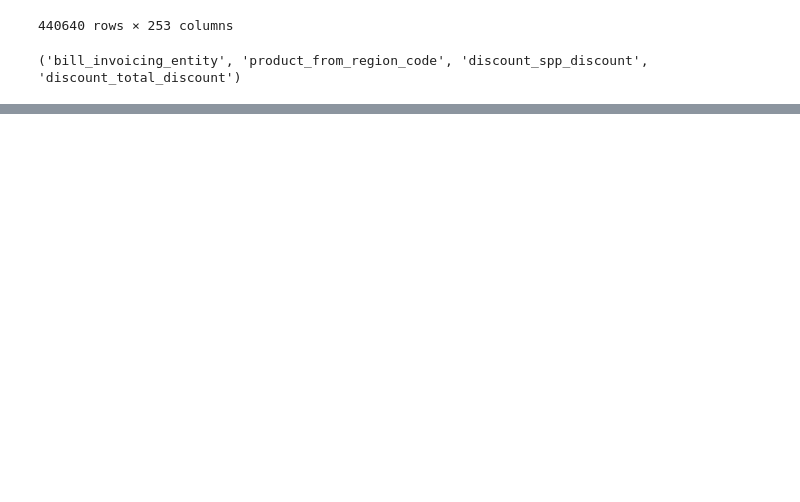
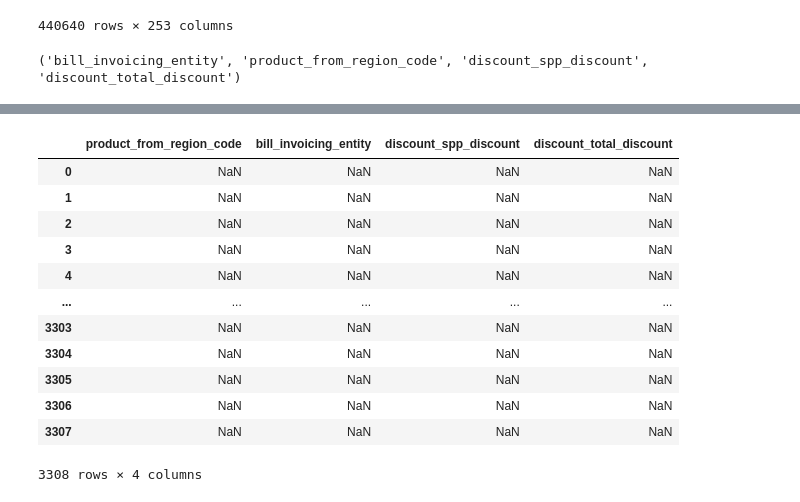
Before and after one commit to Azankiev/Kedro-pipeline, a Jupyter notebook: notebooks/06_debug_old_s3_cur.ipynb, the cells around one changed output, grey strips where cells are left out. Drawn from its saved outputs; the diff is of its cells as text; code cells hidden in the pictures; blank space fills up the shorter version.

```diff
--- a/notebooks/06_debug_old_s3_cur.ipynb
+++ b/notebooks/06_debug_old_s3_cur.ipynb
@@ -84,0 +134,3 @@ except KeyError as e:
+# %%
+df = pd.read_csv('../data/01_raw/infra2_cur_dataset/2019_11_CUR-00001.csv')
+df.head()
@@ -84,0 +159,8 @@ except KeyError as e:
+# %%
+a = ['product_from_region_code',
+                             'bill_invoicing_entity',
+                             'discount_spp_discount',
+                             'discount_total_discount']
+# %%
+df['product_from_region_code'] = ''
+df['product_from_region_code']
@@ -84,0 +180,16 @@ except KeyError as e:
+# %%
+df[a]
+# %% [output]
+|  | product_from_region_code | bill_invoicing_entity | discount_spp_discount | discount_total_discount |
+| 0 | NaN | NaN | NaN | NaN |
+| 1 | NaN | NaN | NaN | NaN |
+| 2 | NaN | NaN | NaN | NaN |
+| 3 | NaN | NaN | NaN | NaN |
+| 4 | NaN | NaN | NaN | NaN |
+| ... | ... | ... | ... | ... |
+| 3303 | NaN | NaN | NaN | NaN |
+| 3304 | NaN | NaN | NaN | NaN |
+| 3305 | NaN | NaN | NaN | NaN |
+| 3306 | NaN | NaN | NaN | NaN |
+| 3307 | NaN | NaN | NaN | NaN |
+3308 rows × 4 columns
```
Also changed, not shown: parts of 9 cells of this notebook, 8 other files.
